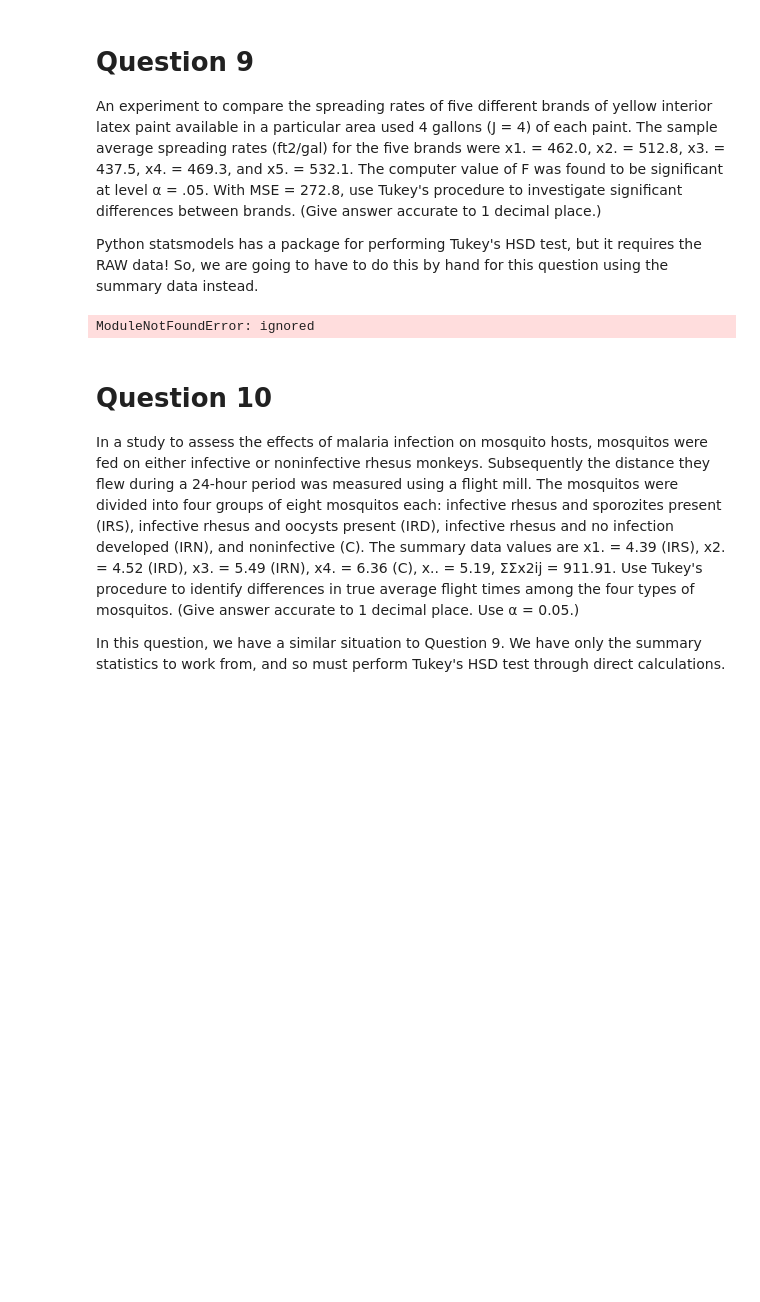
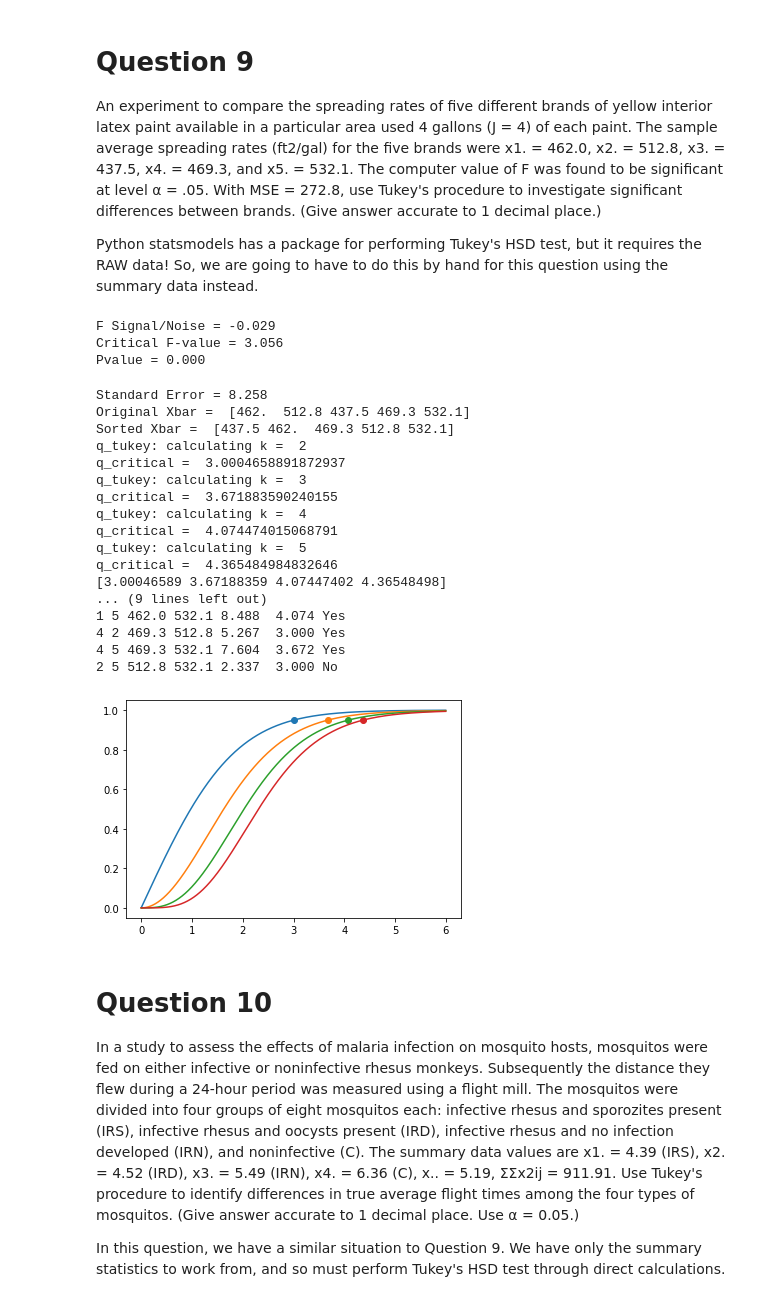
Before and after one commit to christianross18/phys341, a Jupyter notebook: AssignmentTemplates/Assignment5_Solutions_Template.ipynb, the cells around one changed output. Saved outputs shown, nothing was run; the diff lists cells and outputs as text; code cells hidden in the pictures; blank space fills up the shorter version.

```diff
--- a/AssignmentTemplates/Assignment5_Solutions_Template.ipynb
+++ b/AssignmentTemplates/Assignment5_Solutions_Template.ipynb
@@ -542,13 +618,60 @@ Residual      20.0   5.745000  0.287250        NaN       NaN
 An experiment to compare the spreading rates of five different brands of yellow interior latex paint available in a particular area used 4 gallons (J = 4) of each paint. The sample average spreading rates (ft2/gal) for the five brands were x1. = 462.0, x2. = 512.8, x3. = 437.5, x4. = 469.3, and x5. = 532.1. The computer value of F was found to be significant at level α = .05. With MSE = 272.8, use Tukey's procedure to investigate significant differences between brands. (Give answer accurate to 1 decimal place.)
 
 Python statsmodels has a package for performing Tukey's HSD test, but it requires the RAW data!  So, we are going to have to do this by hand for this question using the summary data instead.
+# %%
+# summary data for xbar
+xbar = np.array([462.0,512.8,437.5,469.3,532.1])
+xbarbar = xbar.mean()
+
+# calculate SS_treatment
+SS_treatment = 0.0
+for x in xbar:
+    SS_treatment += n*(x-xbarbar)**2
+
+# calculate SS_total and SS_error
+sumxij2 = 937.3048
+SS_total = sumxij2-N*xbarbar**2
+SS_error = SS_total-SS_treatment
+
+a = 5
+n = 4
+
+N = a*n
+dof_total = N - 1
+dof_treatment = a - 1
+dof_error = dof_total - dof_treatment
+
+
+MS_treatment = SS_treatment/dof_treatment
+MS_error = SS_error/dof_error
+
+fSN = MS_treatment/MS_error
+
+print ("F Signal/Noise = %0.3f " % fSN)
+
+alpha = 0.05
+
+fdist = stats.f(dof_treatment,dof_error)
+fhigh = fdist.ppf(1-alpha)
+
+print ("Critical F-value = %0.3f" % (fhigh))
+
+if (fSN > 1):
+    pvalue = (1-fdist.cdf(fSN))
+else:
+    pvalue = fdist.cdf(fSN)
+
+print ("Pvalue = %0.3f" % (pvalue))
+# %% [output]
+F Signal/Noise = -0.029
+Critical F-value = 3.056
+Pvalue = 0.000
 # %%
 # Tukey's Procedure
 #
 # Step 1:  Calculate the standard error = sqrt(MS_error/n)
-
-from q_tukey import q_tukey
-
+MS_error=272.8
+xbar = np.array([462.0,512.8,437.5,469.3,532.1])
 std_error = np.sqrt(MS_error/n)
 print ("Standard Error = %0.3f" % std_error)
 
@@ -566,35 +689,52 @@ print ("Sorted Xbar = ",xbar)
 # For this problem, dof_error = 15, alpha = 0.05, k = 2,3,4,5
 # q = np.array([3.014,3.673,4.076,4.367])
 
 n_means=len(xbar)
 q = q_tukey(n_means,dof_error,alpha)
 print (q)
 
 # Step 4:  Calculate W = q(k=5)*std_error
 
-W = q[n_means-2]*std_error
+W = q[-1]*std_error
 
 print ("W = %0.1f" % W)
 
 # Step 5:  Make pair-wise comparisons
 
 print (list(xbar_orig))
 
 print ("i j xbar1 xbar2 Diff Diff_comp Result")
 for i in range(len(xbar)):
     for j in range(len(xbar)):
         if (xbar[j] > xbar[i]):
             diff = (xbar[j] - xbar[i])/std_error
             diff_comp = q[j-i-1]
             if (diff>diff_comp):
                 Result = "Yes"
             else:
                 Result = "No"
             iorig = list(xbar_orig).index(xbar[i])+1
             jorig = list(xbar_orig).index(xbar[j])+1
             print ("%0.0f %0.0f %0.1f %0.1f %0.3f  %0.3f %s" % (iorig,jorig,xbar[i],xbar[j],diff,diff_comp,Result))
 # %% [output]
-ModuleNotFoundError: ignored
+Standard Error = 8.258
+Original Xbar =  [462.  512.8 437.5 469.3 532.1]
+Sorted Xbar =  [437.5 462.  469.3 512.8 532.1]
+q_tukey: calculating k =  2
+q_critical =  3.0004658891872937
+q_tukey: calculating k =  3
+q_critical =  3.671883590240155
+q_tukey: calculating k =  4
+q_critical =  4.074474015068791
+q_tukey: calculating k =  5
+q_critical =  4.365484984832646
+[3.00046589 3.67188359 4.07447402 4.36548498]
+... (9 lines left out)
+1 5 462.0 532.1 8.488  4.074 Yes
+4 2 469.3 512.8 5.267  3.000 Yes
+4 5 469.3 532.1 7.604  3.672 Yes
+2 5 512.8 532.1 2.337  3.000 No
+[figure, added]
 # %% [markdown]
 # Question 10
 
```
Also changed, not shown: parts of 5 cells of this notebook.
